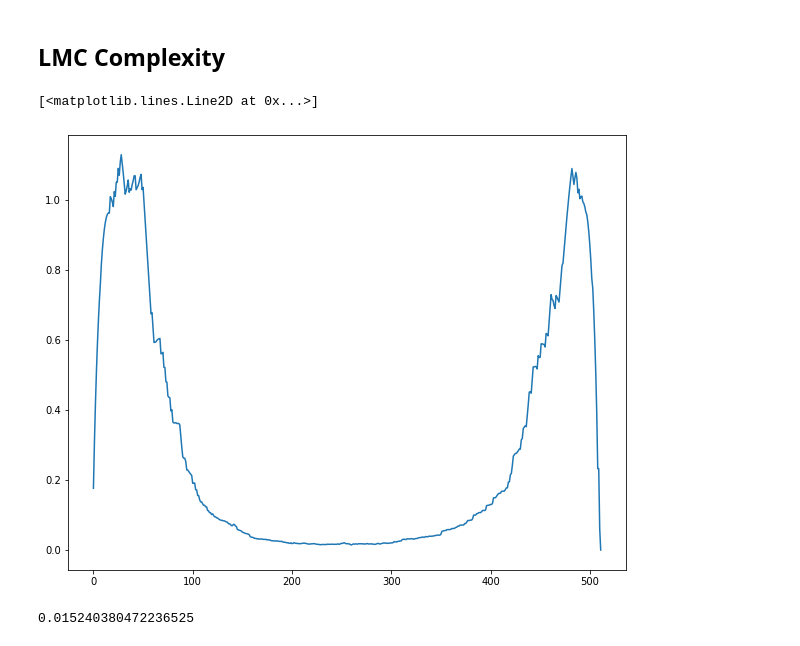
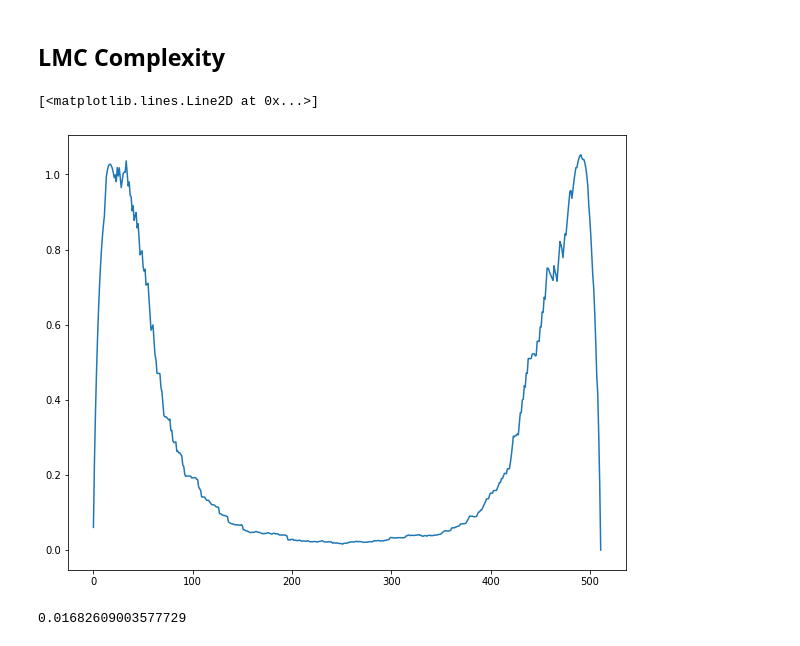
Before and after one commit to luknw/convoca, a Jupyter notebook: paper_replication.ipynb, the cells around one changed output. Saved outputs shown, nothing was run; the diff lists cells and outputs as text; code cells hidden in the pictures.

Commit message:
Fix np random repeatability

```diff
--- a/paper_replication.ipynb
+++ b/paper_replication.ipynb
@@ -32,17 +32,16 @@ RANDOM_INPUTS = np.random.choice([0, 1], (500, 10, 10))
 # %% [markdown]
 ## Define CAs and training data
 # %%
-def sample_CAs(seed=None):
-    if seed:
-        np.random.seed(seed)
-
+def sample_CAs(rng=None):
+    rng = rng or np.random.default_rng(0)
     inputs = ALL_INPUTS
-    outputs = make_table_walk(len(ALL_INPUTS))
+    outputs = make_table_walk(len(ALL_INPUTS), rng=rng)
     for o in outputs:
         yield make_ca(inputs, o)
 
-def generate_CA_train_data(ca, height=10, width=10, n_samples=500):
-    X_train = torch.from_numpy(np.random.choice([0, 1], (n_samples, height, width), p=[.5, .5])).float()
+def generate_CA_train_data(ca, height=10, width=10, n_samples=500, rng=None):
+    rng = rng or np.random.default_rng(0)
+    X_train = torch.from_numpy(rng.choice([0, 1], (n_samples, height, width), p=[.5, .5])).float()
     Y_train = ca(X_train).float()
     return X_train, Y_train
 # %%
@@ -158,7 +157,7 @@ def learn_CA(ca, model, optimizer, training_epochs):
 # %% [markdown]
 ## Train the model
 # %%
-ca = list(sample_CAs(seed=0))[250]
+ca = list(sample_CAs(rng=np.random.default_rng(0)))[250]
 losses = learn_CA(ca, model, optimizer, training_epochs)
 # %%
 plt.figure(figsize=(10, 5))
@@ -383,11 +382,11 @@ def ca_lmc(ca, m=M, d=D):
     output_ps = output_counts / len(inputs)
     return lmc_complexity(output_ps, m ** np.product(d))
 # %%
-lmcs = [ca_lmc(a) for a in tqdm(sample_CAs(seed=0))]
+lmcs = [ca_lmc(a) for a in tqdm(sample_CAs(np.random.default_rng(0)))]
 plt.plot(lmcs)
 # %% [output]
 [<matplotlib.lines.Line2D at 0x...>]
-[figure, old version]
+[figure, new version]
 # %%
 def get_network_lmcs(layers_samples_neurons):
     neuron_lmcs_by_layer = []
@@ -436,7 +435,7 @@ def model_lmc(model):
 # %%
 ca_lmc(ca)
 # %% [output]
-0.015240380472236525
+0.01682609003577729
 # %%
 model_lmc(model)
 # %% [output]
```
Also changed, not shown: parts of 14 cells of this notebook, 1 other file.
